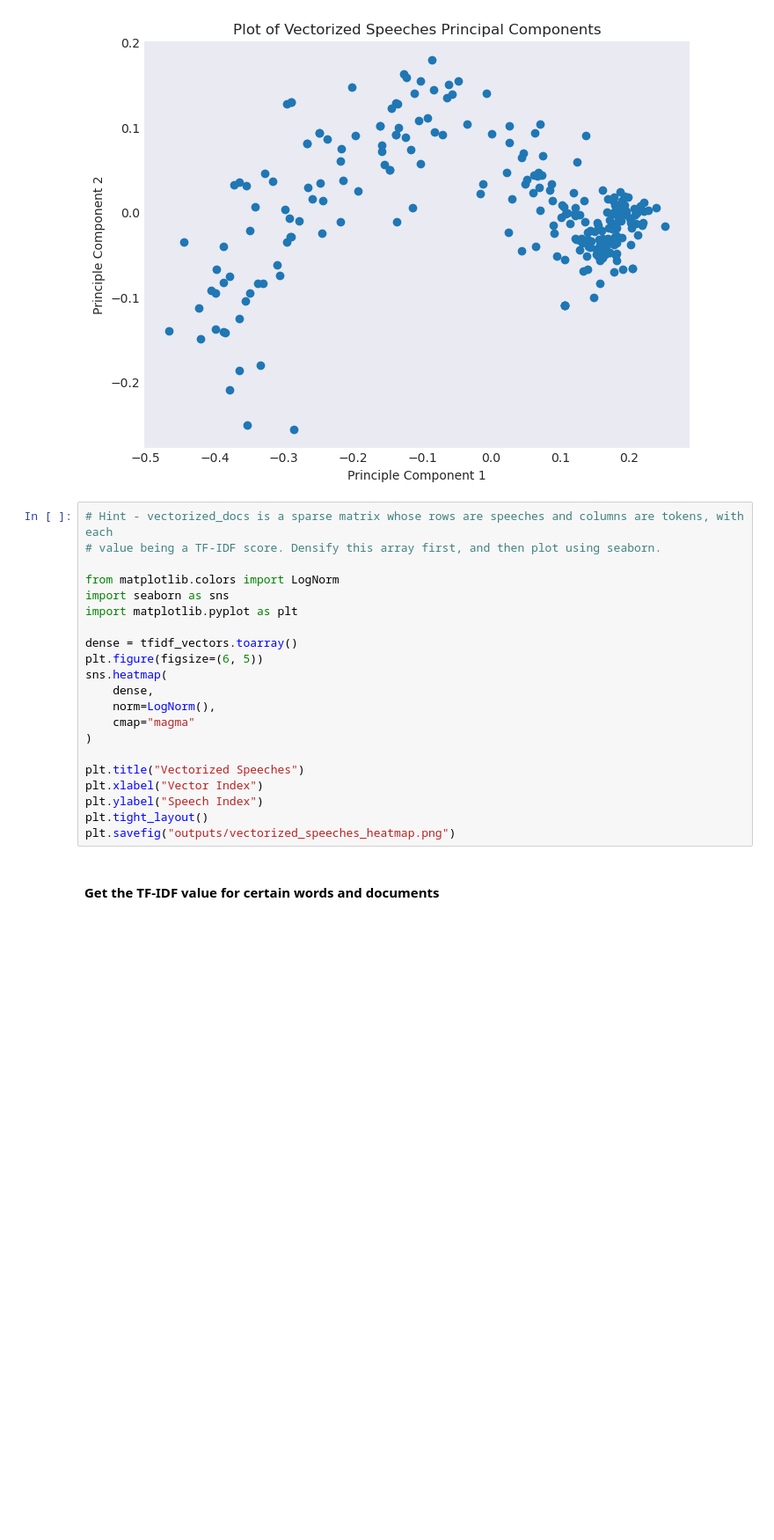
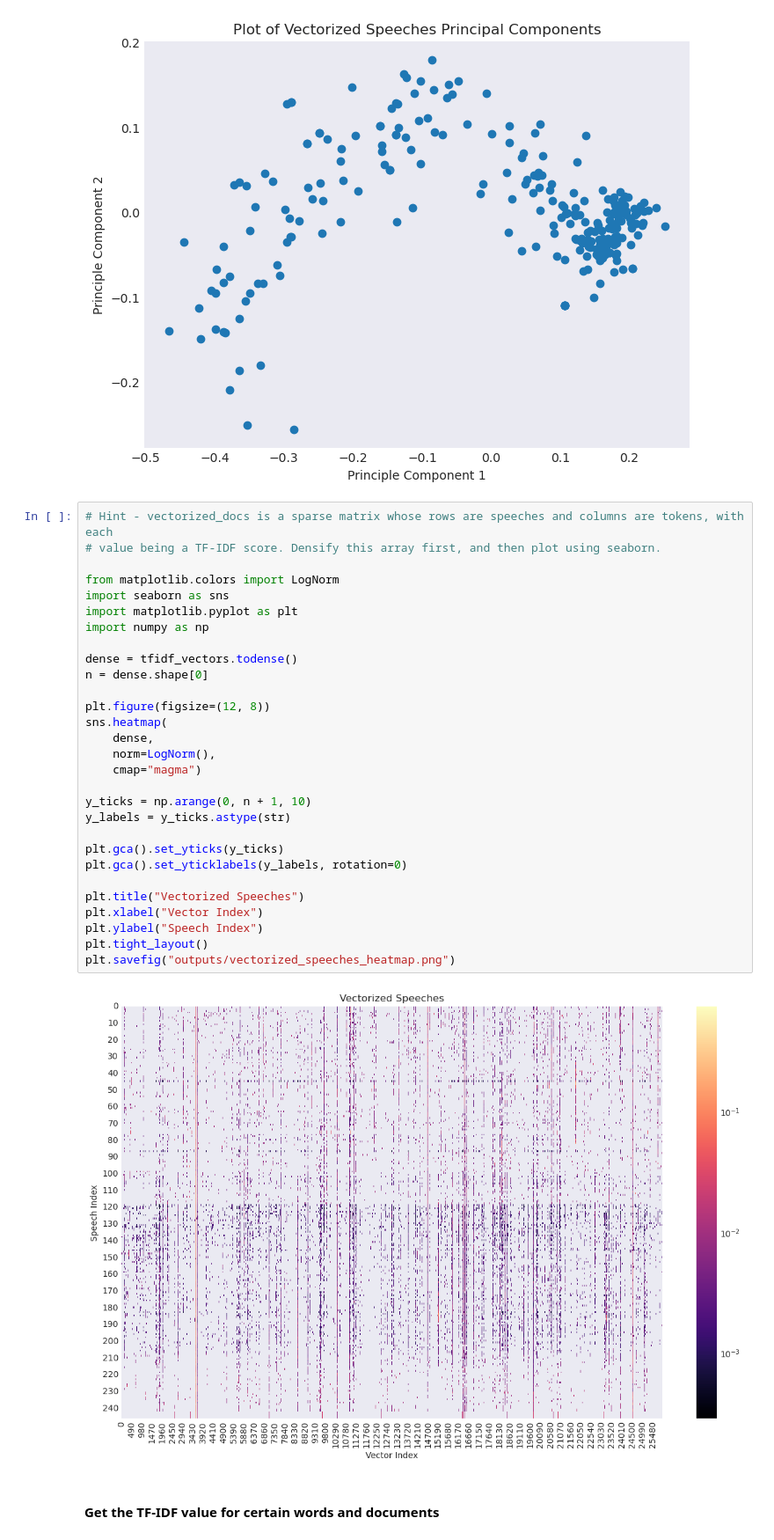
Before and after one commit to UCB-stat-159-f25/proj02-group16, a Jupyter notebook: nlp-P02.ipynb, the cells around one changed output. Shown at 88% size. Cells and saved outputs as stored; diff of their text form; blank space fills up the shorter version.

Commit message:
fixed heatmap on pt 2

```diff
--- a/nlp-P02.ipynb
+++ b/nlp-P02.ipynb
@@ -342,24 +279,34 @@ plt.savefig("outputs/pca_vectorized_speeches.png")
 # %%
 # Hint - vectorized_docs is a sparse matrix whose rows are speeches and columns are tokens, with each
 # value being a TF-IDF score. Densify this array first, and then plot using seaborn.
 
 from matplotlib.colors import LogNorm
 import seaborn as sns
 import matplotlib.pyplot as plt
+import numpy as np
 
-dense = tfidf_vectors.toarray()
-plt.figure(figsize=(6, 5))
+dense = tfidf_vectors.todense()
+n = dense.shape[0]
+
+plt.figure(figsize=(12, 8))
 sns.heatmap(
     dense,
     norm=LogNorm(),
-    cmap="magma"
-)
+    cmap="magma")
+
+y_ticks = np.arange(0, n + 1, 10)
+y_labels = y_ticks.astype(str)
+
+plt.gca().set_yticks(y_ticks)
+plt.gca().set_yticklabels(y_labels, rotation=0)
 
 plt.title("Vectorized Speeches")
 plt.xlabel("Vector Index")
 plt.ylabel("Speech Index")
 plt.tight_layout()
 plt.savefig("outputs/vectorized_speeches_heatmap.png")
+# %% [output]
+[figure, added]
 # %% [markdown]
 #### Get the TF-IDF value for certain words and documents
 # %%
```
Also changed, not shown: parts of 8 cells of this notebook, 1 other file.
